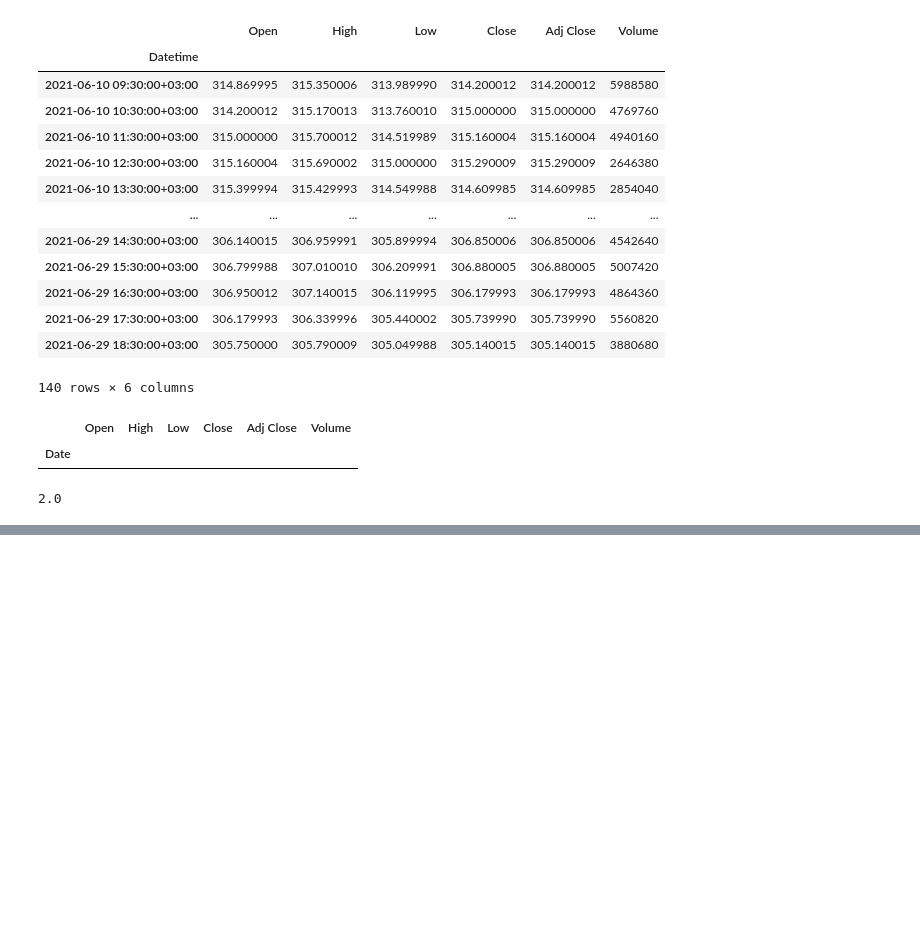
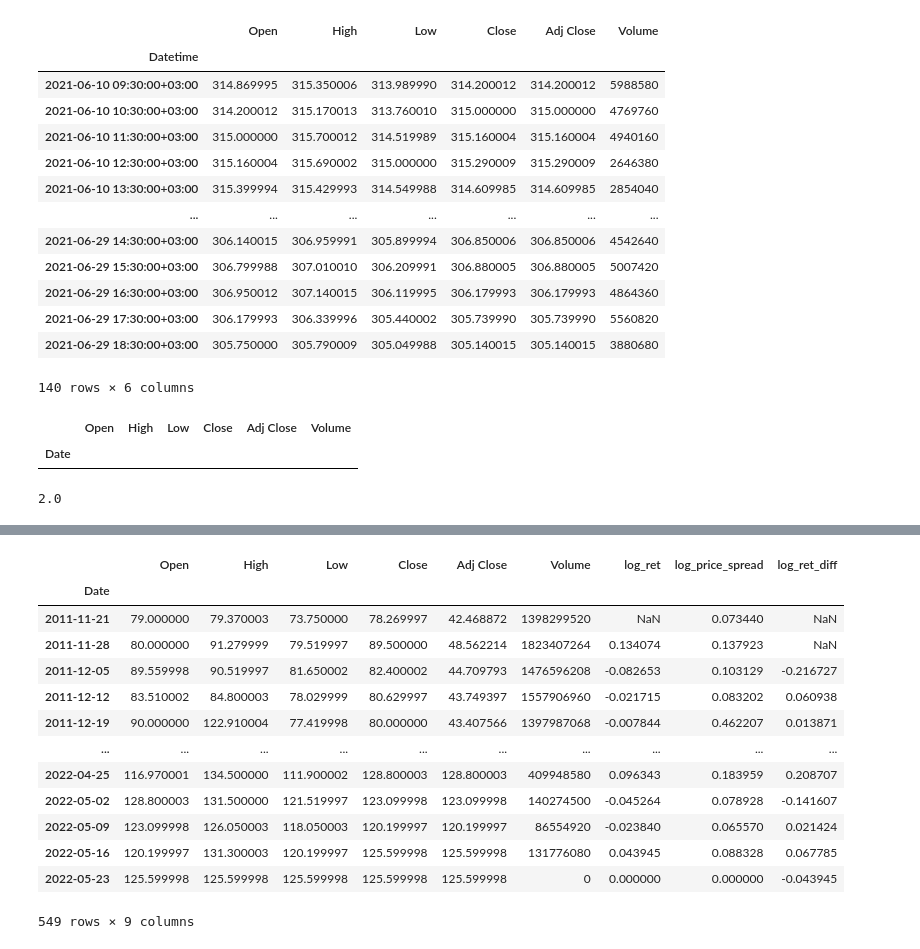
Before and after one commit to damnpav/news_analysis, a Jupyter notebook: _1_quotes.ipynb, the cells around one changed output, grey strips where cells are left out. Cells and saved outputs as stored; diff of their text form; code cells hidden in the pictures; blank space fills up the shorter version.

```diff
--- a/_1_quotes.ipynb
+++ b/_1_quotes.ipynb
@@ -297,0 +319,12 @@ buf_day
+# %%
+fdata_weekly_list = {}
+for ticker in tqdm(selected_quotes.keys()):
+    try:
+        fdata_weekly_list[ticker] = yf.download(f'{ticker}.ME', period='max', interval='1wk')
+    except Exception as e:
+        print(f'Exception of {ticker}: \n{e}')
+# %%
+first_dates_wk = {}
+for key_val in fdata_weekly_list.keys():
+    first_dates_wk[key_val] = fdata_weekly_list[key_val].index[0]
+first_date_wk = pd.DataFrame([first_dates]).T.rename(columns={0: 'first_date'})
@@ -297,0 +339,23 @@ buf_day
+# %%
+for key_val in selected_quotes.keys():
+    fdata_weekly_list[key_val]['log_ret'] = np.log(fdata_weekly_list[key_val]['Close']) - np.log(fdata_weekly_list[key_val]['Close'].shift(1))
+# logarithmic daily price spread
+for key_val in selected_quotes.keys():
+    fdata_weekly_list[key_val]['log_price_spread'] = np.log(fdata_weekly_list[key_val]['High']) - np.log(fdata_weekly_list[key_val]['Low'])
+# %%
+fdata_weekly_list['SBER']
+# %% [output]
+|  | Open | High | Low | Close | Adj Close | Volume | log_ret | log_price_spread | log_ret_diff |
+| Date |  |  |  |  |  |  |  |  |  |
+| 2011-11-21 | 79.000000 | 79.370003 | 73.750000 | 78.269997 | 42.468872 | 1398299520 | NaN | 0.073440 | NaN |
+| 2011-11-28 | 80.000000 | 91.279999 | 79.519997 | 89.500000 | 48.562214 | 1823407264 | 0.134074 | 0.137923 | NaN |
+| 2011-12-05 | 89.559998 | 90.519997 | 81.650002 | 82.400002 | 44.709793 | 1476596208 | -0.082653 | 0.103129 | -0.216727 |
+| 2011-12-12 | 83.510002 | 84.800003 | 78.029999 | 80.629997 | 43.749397 | 1557906960 | -0.021715 | 0.083202 | 0.060938 |
+| 2011-12-19 | 90.000000 | 122.910004 | 77.419998 | 80.000000 | 43.407566 | 1397987068 | -0.007844 | 0.462207 | 0.013871 |
+| ... | ... | ... | ... | ... | ... | ... | ... | ... | ... |
+| 2022-04-25 | 116.970001 | 134.500000 | 111.900002 | 128.800003 | 128.800003 | 409948580 | 0.096343 | 0.183959 | 0.208707 |
+| 2022-05-02 | 128.800003 | 131.500000 | 121.519997 | 123.099998 | 123.099998 | 140274500 | -0.045264 | 0.078928 | -0.141607 |
+| 2022-05-09 | 123.099998 | 126.050003 | 118.050003 | 120.199997 | 120.199997 | 86554920 | -0.023840 | 0.065570 | 0.021424 |
+| 2022-05-16 | 120.199997 | 131.300003 | 120.199997 | 125.599998 | 125.599998 | 131776080 | 0.043945 | 0.088328 | 0.067785 |
+| 2022-05-23 | 125.599998 | 125.599998 | 125.599998 | 125.599998 | 125.599998 | 0 | 0.000000 | 0.000000 | -0.043945 |
+549 rows × 9 columns
```
Also changed, not shown: parts of 11 cells of this notebook.
